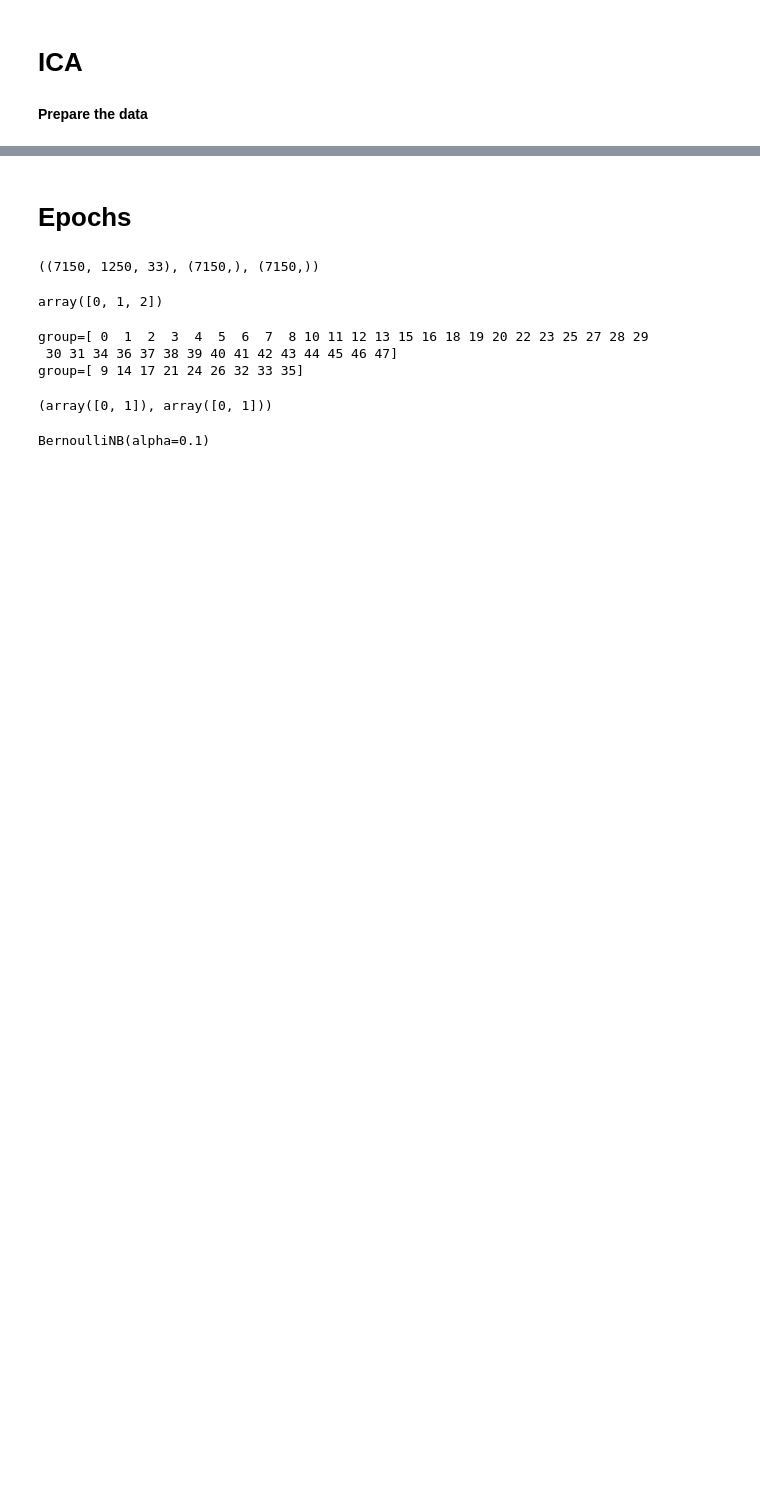
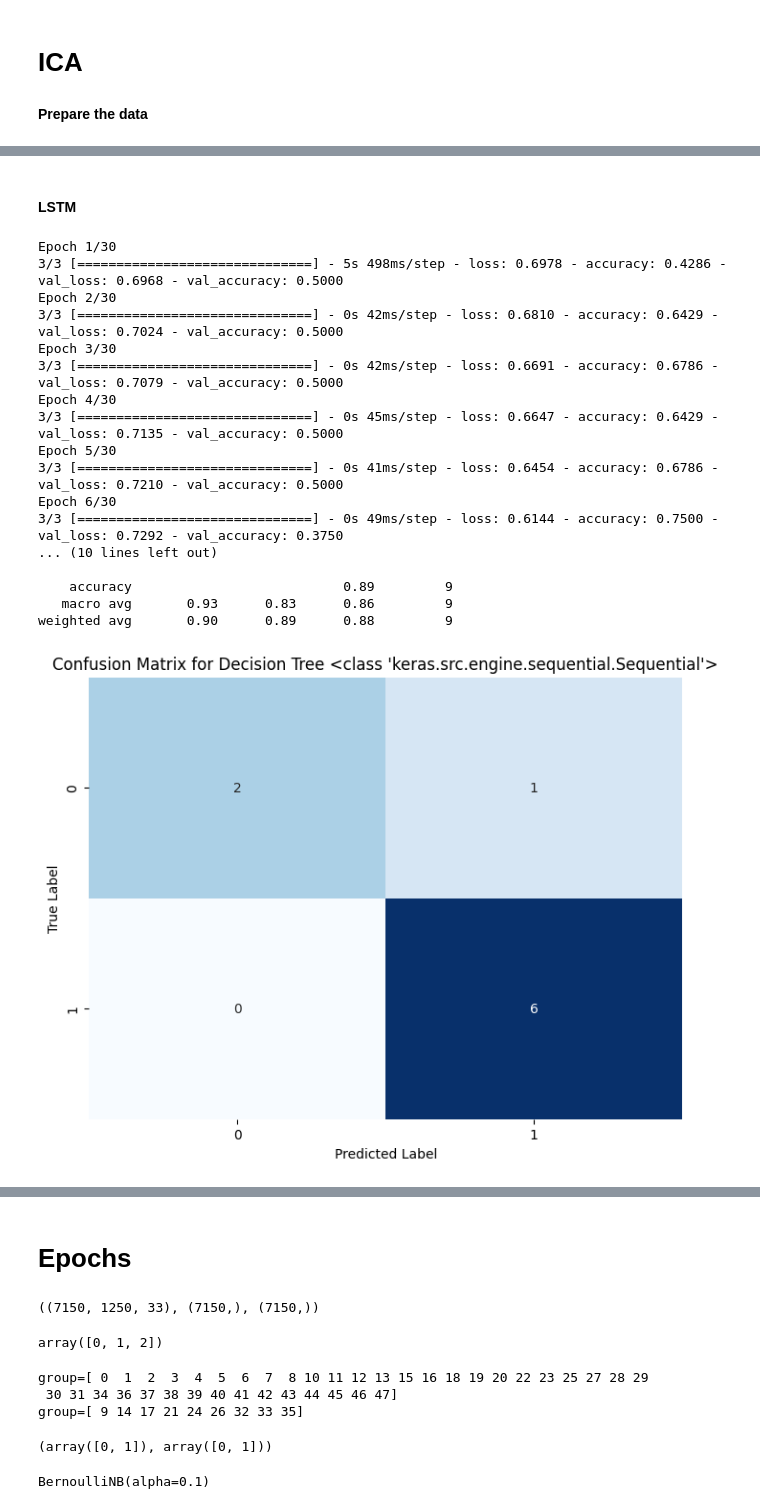
Before and after one commit to maimonahST/Signal_It, a Jupyter notebook: Stacking.ipynb, the cells around one changed output, grey strips where cells are left out. Cells and saved outputs as stored; diff of their text form; code cells hidden in the pictures; blank space fills up the shorter version.

```diff
--- a/Stacking.ipynb
+++ b/Stacking.ipynb
@@ -252,0 +338,46 @@ Ensemble f1 : 0.9090909090909091
+# %% [markdown]
+#### LSTM
+# %%
+from tensorflow.keras.models import Sequential
+from tensorflow.keras.layers import LSTM, Dense, Dropout
+from tensorflow.keras.callbacks import EarlyStopping
+from tensorflow.keras.optimizers import SGD, Adam
+
+lstm_model = Sequential()
+lstm_model.add(LSTM(units = 50, return_sequences = True, input_shape = (32, 32)))
+lstm_model.add(Dropout(0.2))
+lstm_model.add(LSTM(units = 25))
+lstm_model.add(Dropout(0.2))
+lstm_model.add(Dense(units = 1, activation = 'sigmoid'))
+optimizer = Adam(learning_rate=0.001)
+lstm_model.compile(optimizer = optimizer, loss = 'binary_crossentropy', metrics = ['accuracy'])
+
+# Define early stopping callback
+early_stopping = EarlyStopping(monitor='val_loss', patience=5, restore_best_weights=True)
+
+hist = lstm_model.fit(X_train_dl, y_train_dl, epochs=30, batch_size=10, validation_data=(X_val, y_val), callbacks=[early_stopping])
+
+# Evaluate the model
+evaluate(lstm_model, X_test_dl, y_test)
+
+# Plot the history
+plot_history(hist)
+# %% [output]
+Epoch 1/30
+3/3 [==============================] - 5s 498ms/step - loss: 0.6978 - accuracy: 0.4286 - val_loss: 0.6968 - val_accuracy: 0.5000
+Epoch 2/30
+3/3 [==============================] - 0s 42ms/step - loss: 0.6810 - accuracy: 0.6429 - val_loss: 0.7024 - val_accuracy: 0.5000
+Epoch 3/30
+3/3 [==============================] - 0s 42ms/step - loss: 0.6691 - accuracy: 0.6786 - val_loss: 0.7079 - val_accuracy: 0.5000
+Epoch 4/30
+3/3 [==============================] - 0s 45ms/step - loss: 0.6647 - accuracy: 0.6429 - val_loss: 0.7135 - val_accuracy: 0.5000
+Epoch 5/30
+3/3 [==============================] - 0s 41ms/step - loss: 0.6454 - accuracy: 0.6786 - val_loss: 0.7210 - val_accuracy: 0.5000
+Epoch 6/30
+3/3 [==============================] - 0s 49ms/step - loss: 0.6144 - accuracy: 0.7500 - val_loss: 0.7292 - val_accuracy: 0.3750
+... (10 lines left out)
+
+    accuracy                           0.89         9
+   macro avg       0.93      0.83      0.86         9
+weighted avg       0.90      0.89      0.88         9
+[figure, added]
```
Also changed, not shown: parts of 83 cells of this notebook.
